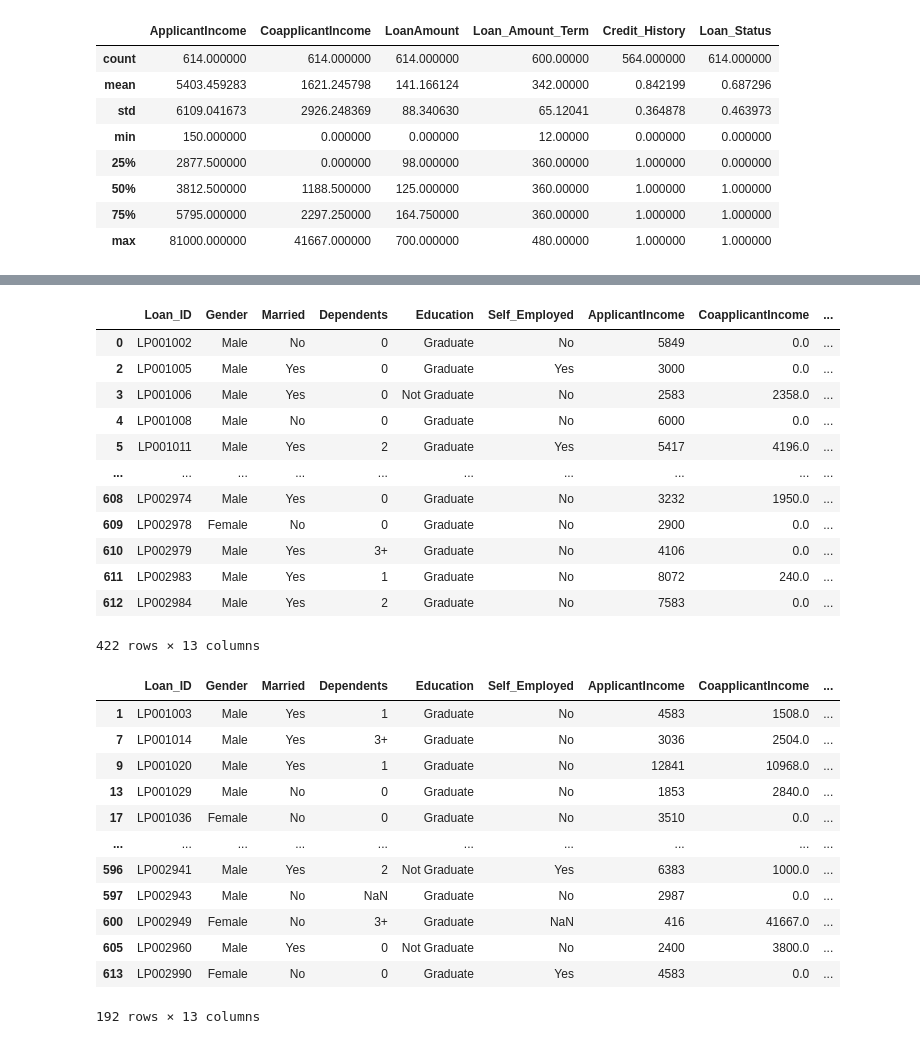
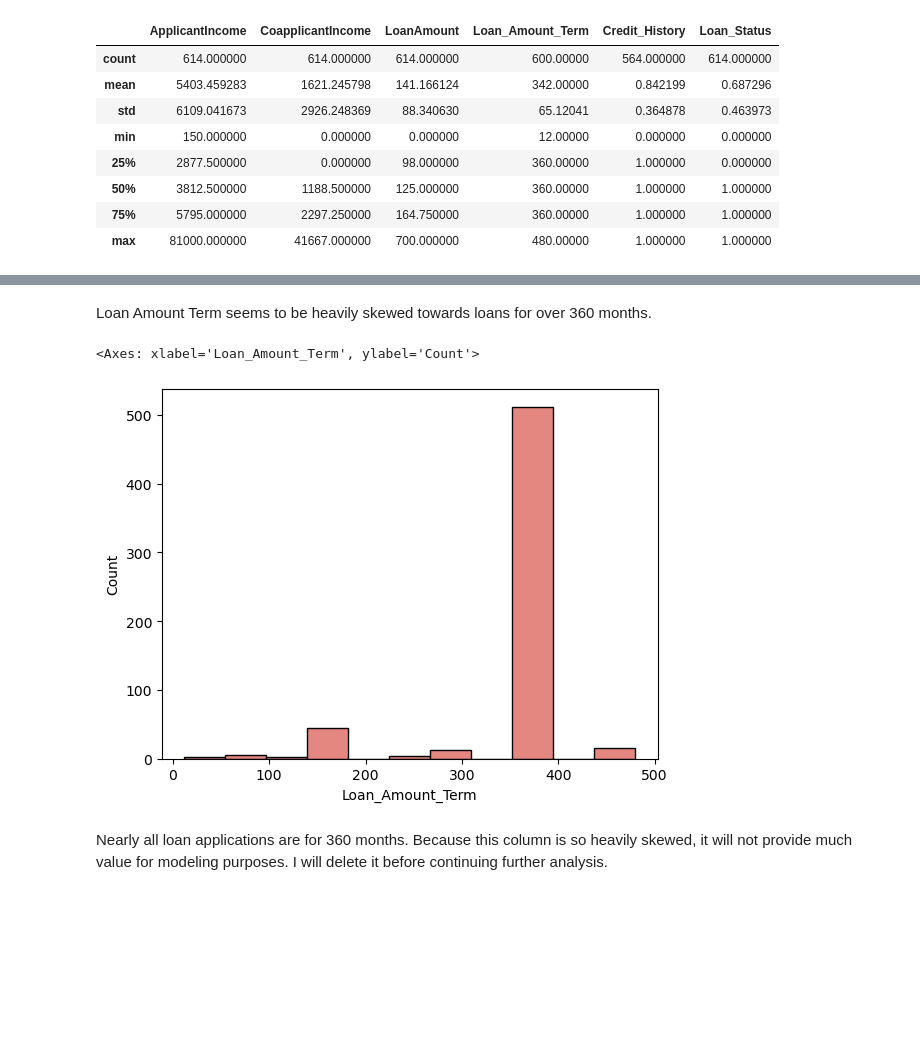
Before and after one commit to dezertdweller/mentor-assignments, a Jupyter notebook: credit-risk-analysis.ipynb, the cells around one changed output, grey strips where cells are left out. Saved outputs shown, nothing was run; the diff lists cells and outputs as text; code cells hidden in the pictures; blank space fills up the shorter version.

Commit message:
Analyzed credit risk data and created models.

```diff
--- a/credit-risk-analysis.ipynb
+++ b/credit-risk-analysis.ipynb
@@ -30,7 +30,7 @@ import matplotlib.pyplot as plt
 import matplotlib.ticker as ticker
 from matplotlib.ticker import PercentFormatter
 
-colors = sns.color_palette("hls", 8)
+sns.set_palette(sns.color_palette("hls", 8))
 # %%
 df = pd.read_csv('/Users/katialopes-gilbert/repos/mentor-assignments/CreditRisk.csv')
 # %%
@@ -86,16 +79,0 @@ df_loan_approved = df[df['Loan_Status'] == 1]
-# %%
-df_loan_approved
-# %% [output]
-|  | Loan_ID | Gender | Married | Dependents | Education | Self_Employed | ApplicantIncome | CoapplicantIncome | ... |
-| 0 | LP001002 | Male | No | 0 | Graduate | No | 5849 | 0.0 | ... |
-| 2 | LP001005 | Male | Yes | 0 | Graduate | Yes | 3000 | 0.0 | ... |
-| 3 | LP001006 | Male | Yes | 0 | Not Graduate | No | 2583 | 2358.0 | ... |
-| 4 | LP001008 | Male | No | 0 | Graduate | No | 6000 | 0.0 | ... |
-| 5 | LP001011 | Male | Yes | 2 | Graduate | Yes | 5417 | 4196.0 | ... |
-| ... | ... | ... | ... | ... | ... | ... | ... | ... | ... |
-| 608 | LP002974 | Male | Yes | 0 | Graduate | No | 3232 | 1950.0 | ... |
-| 609 | LP002978 | Female | No | 0 | Graduate | No | 2900 | 0.0 | ... |
-| 610 | LP002979 | Male | Yes | 3+ | Graduate | No | 4106 | 0.0 | ... |
-| 611 | LP002983 | Male | Yes | 1 | Graduate | No | 8072 | 240.0 | ... |
-| 612 | LP002984 | Male | Yes | 2 | Graduate | No | 7583 | 0.0 | ... |
-422 rows × 13 columns
@@ -104,16 +80,10 @@ df_loan_denied = df[df['Loan_Status'] == 0]
-# %%
-df_loan_denied
-# %% [output]
-|  | Loan_ID | Gender | Married | Dependents | Education | Self_Employed | ApplicantIncome | CoapplicantIncome | ... |
-| 1 | LP001003 | Male | Yes | 1 | Graduate | No | 4583 | 1508.0 | ... |
-| 7 | LP001014 | Male | Yes | 3+ | Graduate | No | 3036 | 2504.0 | ... |
-| 9 | LP001020 | Male | Yes | 1 | Graduate | No | 12841 | 10968.0 | ... |
-| 13 | LP001029 | Male | No | 0 | Graduate | No | 1853 | 2840.0 | ... |
-| 17 | LP001036 | Female | No | 0 | Graduate | No | 3510 | 0.0 | ... |
-| ... | ... | ... | ... | ... | ... | ... | ... | ... | ... |
-| 596 | LP002941 | Male | Yes | 2 | Not Graduate | Yes | 6383 | 1000.0 | ... |
-| 597 | LP002943 | Male | No | NaN | Graduate | No | 2987 | 0.0 | ... |
-| 600 | LP002949 | Female | No | 3+ | Graduate | NaN | 416 | 41667.0 | ... |
-| 605 | LP002960 | Male | Yes | 0 | Not Graduate | No | 2400 | 3800.0 | ... |
-| 613 | LP002990 | Female | No | 0 | Graduate | Yes | 4583 | 0.0 | ... |
-192 rows × 13 columns
+# %% [markdown]
+
+Loan Amount Term seems to be heavily skewed towards loans for over 360 months.
+# %%
+sns.histplot(df['Loan_Amount_Term'])
+# %% [output]
+<Axes: xlabel='Loan_Amount_Term', ylabel='Count'>
+[figure, added]
+# %% [markdown]
+Nearly all loan applications are for 360 months. Because this column is so heavily skewed, it will not provide much value for modeling purposes. I will delete it before continuing further analysis.
```
Also changed, not shown: parts of 73 cells of this notebook.
